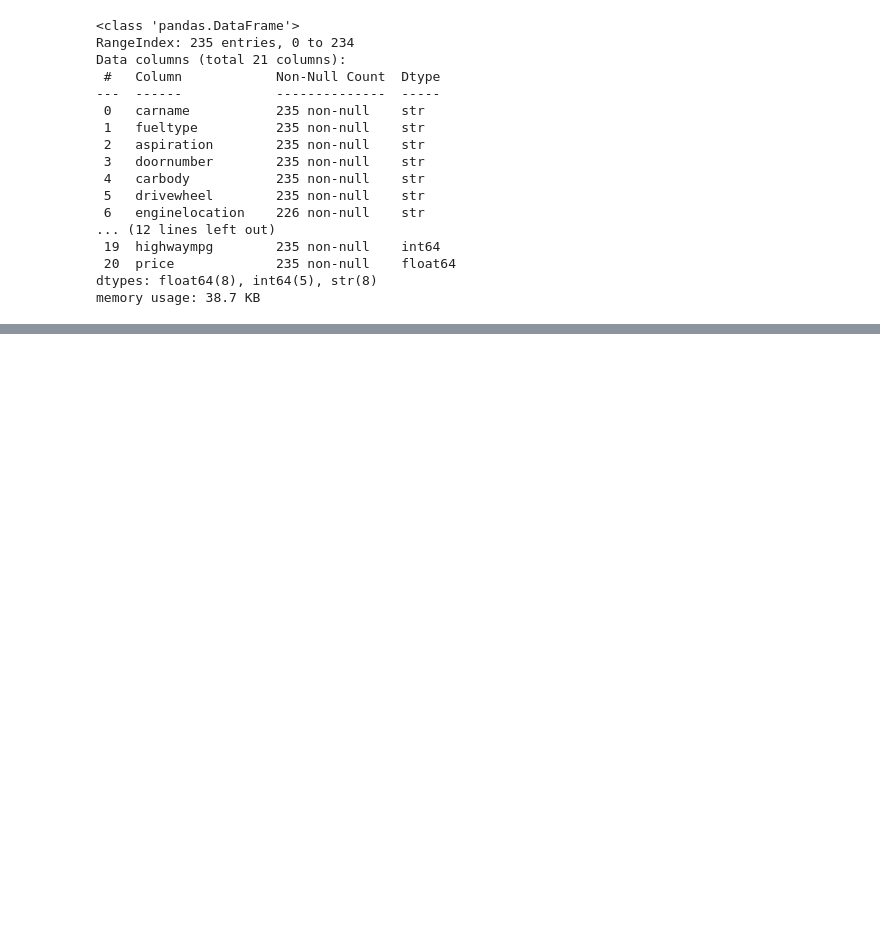
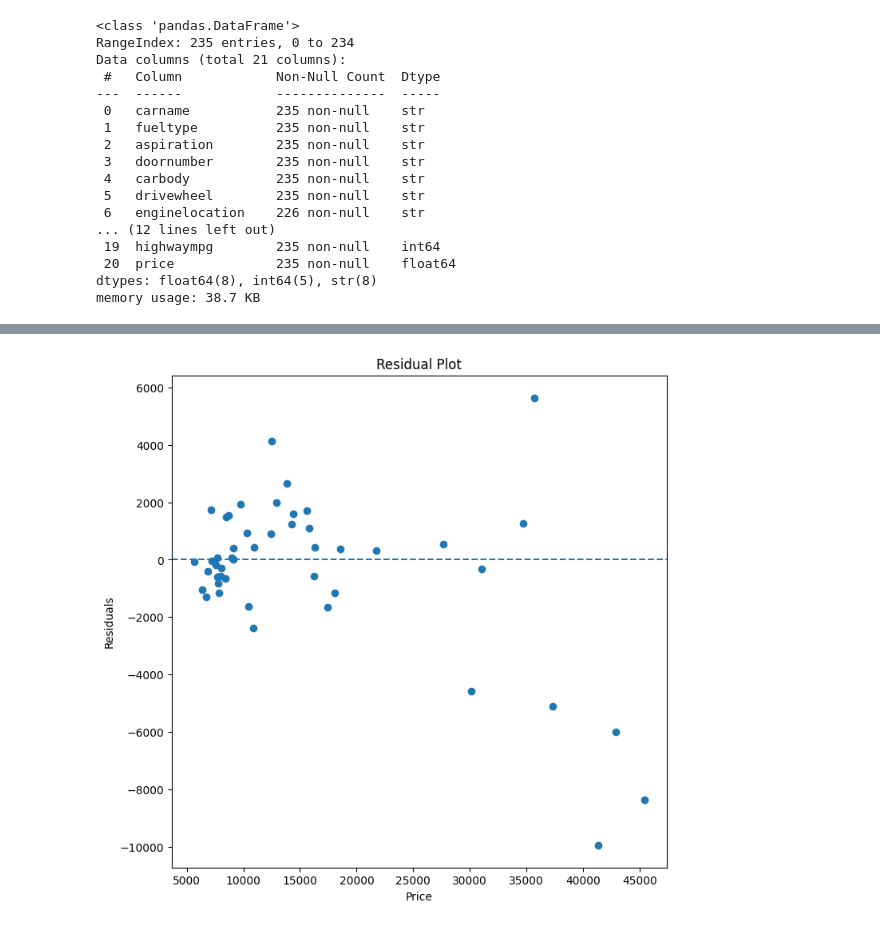
Before and after one commit to skillsharer/car-dealership, a Jupyter notebook: model/train.ipynb, the cells around one changed output, grey strips where cells are left out. Cells and saved outputs as stored; diff of their text form; code cells hidden in the pictures; blank space fills up the shorter version.

```diff
--- a/model/train.ipynb
+++ b/model/train.ipynb
@@ -247,0 +255,36 @@ plot_residual(y_test, simple_linear_model_preds)
+# %%
+# 2. experiment: log transform of the price
+dependent_variable_log = np.log1p(dependent_variable)
+X_train, X_test, y_train, y_test = train_test_split(independent_variables, dependent_variable_log, random_state=seed, test_size=0.2, shuffle=True)
+# %%
+# DATA IMPUTATION AGAIN
+for feature in ["fueltype", "carbody", "enginelocation"]:
+    value = get_mode(X_train, feature)
+    fill_value(X_train, feature, value)
+    fill_value(X_test, feature, value)
+
+for feature in ["carlength", "cylindernumber", "horsepower"]:
+    value = get_mean(X_train, feature)
+    fill_value(X_train, feature, value)
+    fill_value(X_test, feature, value)
+
+# DATA CONVERSION
+for feature in categorical_features:
+    X_train, X_test = one_hot_encode_train_test(X_train, X_test, feature)
+# %%
+simple_linear_model.fit(X_train, y_train)
+simple_linear_model_preds = simple_linear_model.predict(X_test)
+simple_linear_model_preds_on_train = simple_linear_model.predict(X_train)
+
+# We shift back to normal domain the prices
+simple_linear_model_preds = np.expm1(simple_linear_model_preds)
+simple_linear_model_preds_on_train = np.expm1(simple_linear_model_preds_on_train)
+
+
+y_train = np.expm1(y_train)
+y_test = np.expm1(y_test)
+
+print("Train set performance: \n")
+mae, mse, rmse, r2 = calculate_metrics(y_test=y_train, preds=simple_linear_model_preds_on_train)
+print("\nTest set performance: \n")
+calculate_metrics(y_test=y_test, preds=simple_linear_model_preds)
@@ -247,0 +306,4 @@ plot_residual(y_test, simple_linear_model_preds)
+# %%
+plot_residual(y_test, simple_linear_model_preds)
+# %% [output]
+[figure, added]
```
Also changed, not shown: parts of 16 cells of this notebook.
